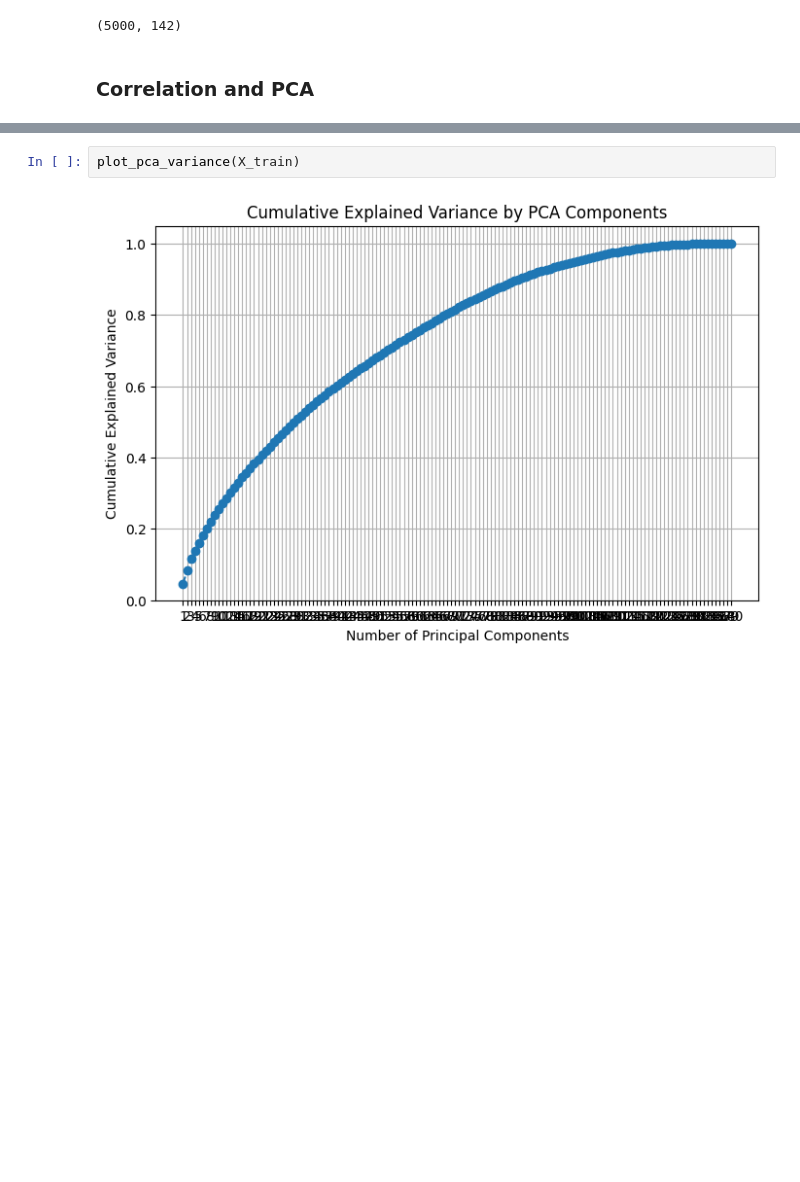
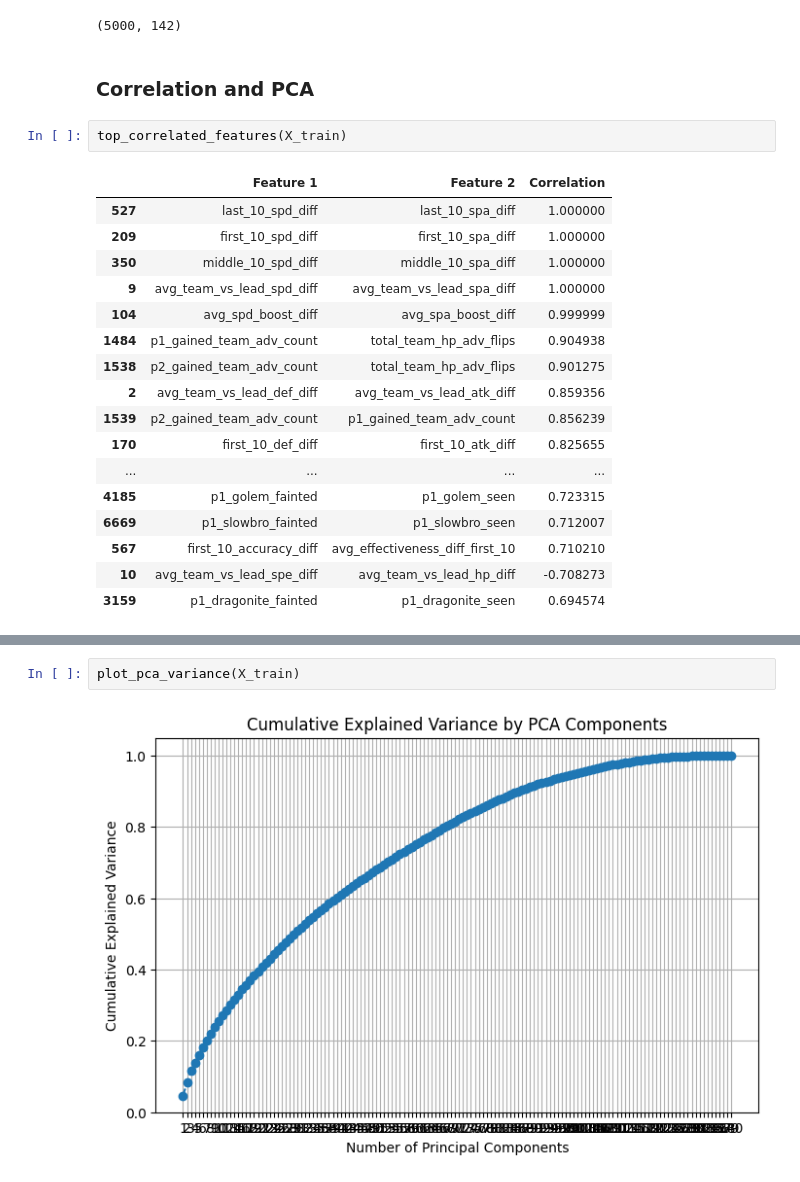
Before and after one commit to LeonardoSani/FDS_challenge, a Jupyter notebook: Notebook.ipynb, the cells around one changed output, grey strips where cells are left out. Drawn from its saved outputs; the diff is of its cells as text; blank space fills up the shorter version.

```diff
--- a/Notebook.ipynb
+++ b/Notebook.ipynb
@@ -399,4 +409,24 @@ X_test.shape
 (5000, 142)
 # %% [markdown]
 ### Correlation and PCA
+# %%
+top_correlated_features(X_train)
+# %% [output]
+|  | Feature 1 | Feature 2 | Correlation |
+| 527 | last_10_spd_diff | last_10_spa_diff | 1.000000 |
+| 209 | first_10_spd_diff | first_10_spa_diff | 1.000000 |
+| 350 | middle_10_spd_diff | middle_10_spa_diff | 1.000000 |
+| 9 | avg_team_vs_lead_spd_diff | avg_team_vs_lead_spa_diff | 1.000000 |
+| 104 | avg_spd_boost_diff | avg_spa_boost_diff | 0.999999 |
+| 1484 | p1_gained_team_adv_count | total_team_hp_adv_flips | 0.904938 |
+| 1538 | p2_gained_team_adv_count | total_team_hp_adv_flips | 0.901275 |
+| 2 | avg_team_vs_lead_def_diff | avg_team_vs_lead_atk_diff | 0.859356 |
+| 1539 | p2_gained_team_adv_count | p1_gained_team_adv_count | 0.856239 |
+| 170 | first_10_def_diff | first_10_atk_diff | 0.825655 |
+| ... | ... | ... | ... |
+| 4185 | p1_golem_fainted | p1_golem_seen | 0.723315 |
+| 6669 | p1_slowbro_fainted | p1_slowbro_seen | 0.712007 |
+| 567 | first_10_accuracy_diff | avg_effectiveness_diff_first_10 | 0.710210 |
+| 10 | avg_team_vs_lead_spe_diff | avg_team_vs_lead_hp_diff | -0.708273 |
+| 3159 | p1_dragonite_fainted | p1_dragonite_seen | 0.694574 |
 # %%
```
Also changed, not shown: parts of 40 cells of this notebook, 6 other files.
